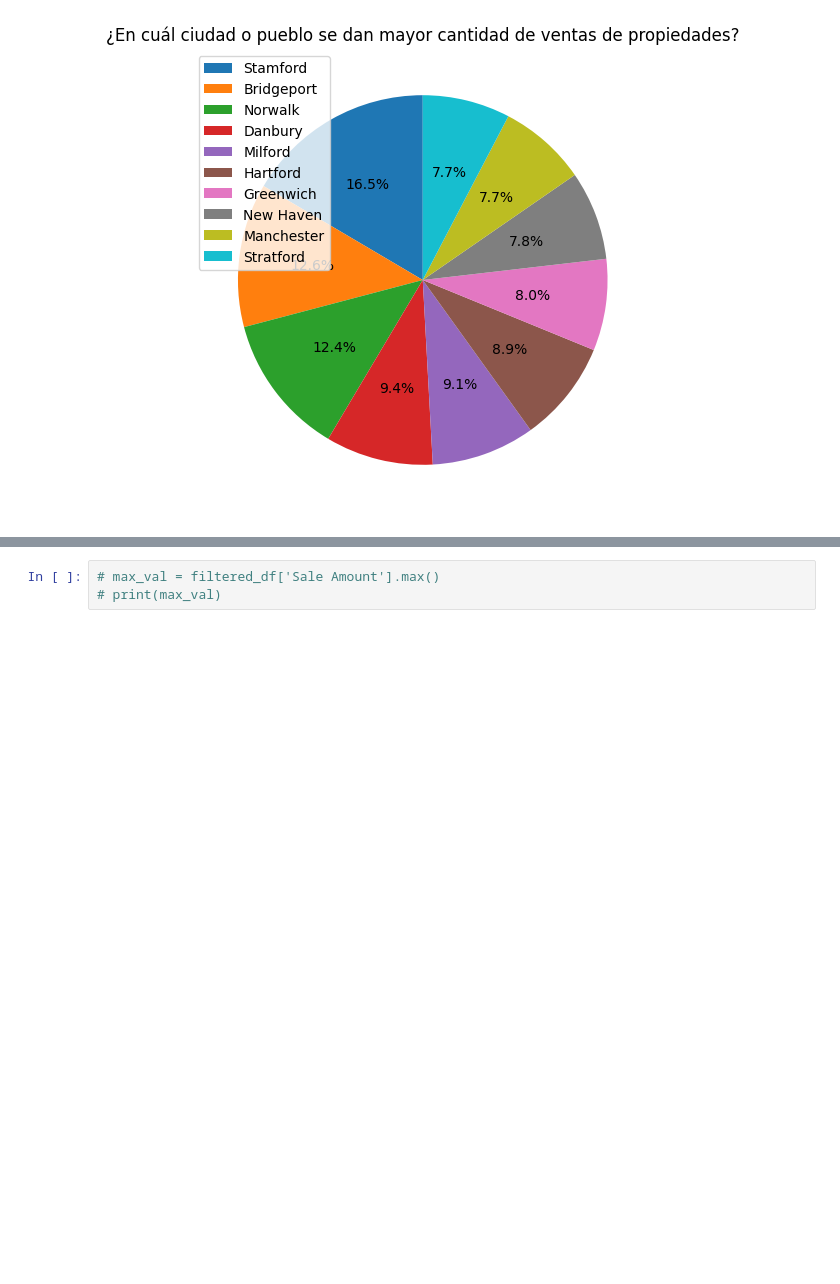
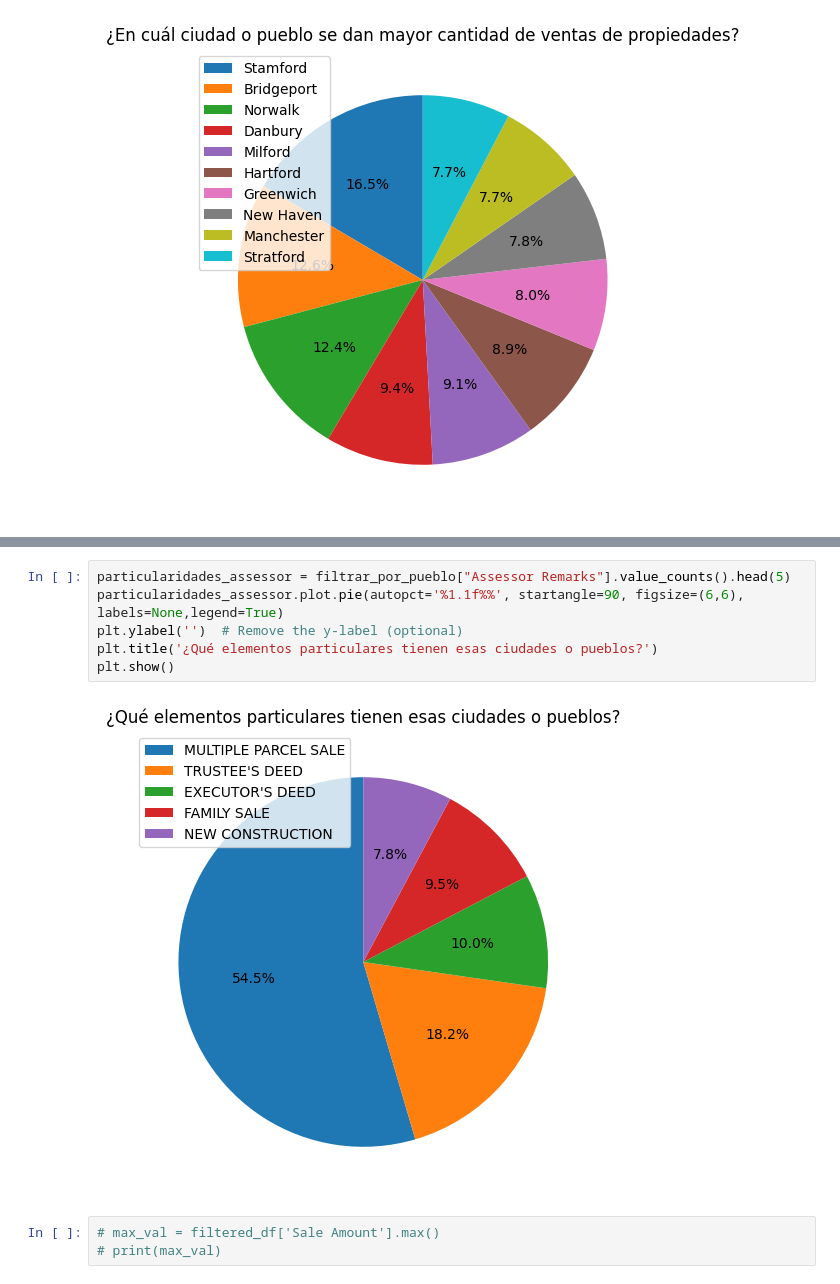
Before and after one commit to Jia231/ProyectoDA, a Jupyter notebook: notebook_proyecto.ipynb, the cells around one changed output, grey strips where cells are left out. Drawn from its saved outputs; the diff is of its cells as text; blank space fills up the shorter version.

```diff
--- a/notebook_proyecto.ipynb
+++ b/notebook_proyecto.ipynb
@@ -205,3 +205,11 @@ plt.show()
+# %%
+particularidades_assessor = filtrar_por_pueblo["Assessor Remarks"].value_counts().head(5)
+particularidades_assessor.plot.pie(autopct='%1.1f%%', startangle=90, figsize=(6,6), labels=None,legend=True)
+plt.ylabel('')  # Remove the y-label (optional)
+plt.title('¿Qué elementos particulares tienen esas ciudades o pueblos?')
+plt.show()
+# %% [output]
+[figure, added]
 # %%
 # max_val = filtered_df['Sale Amount'].max()
 # print(max_val)
```
Also changed, not shown: parts of 1 cell of this notebook.
